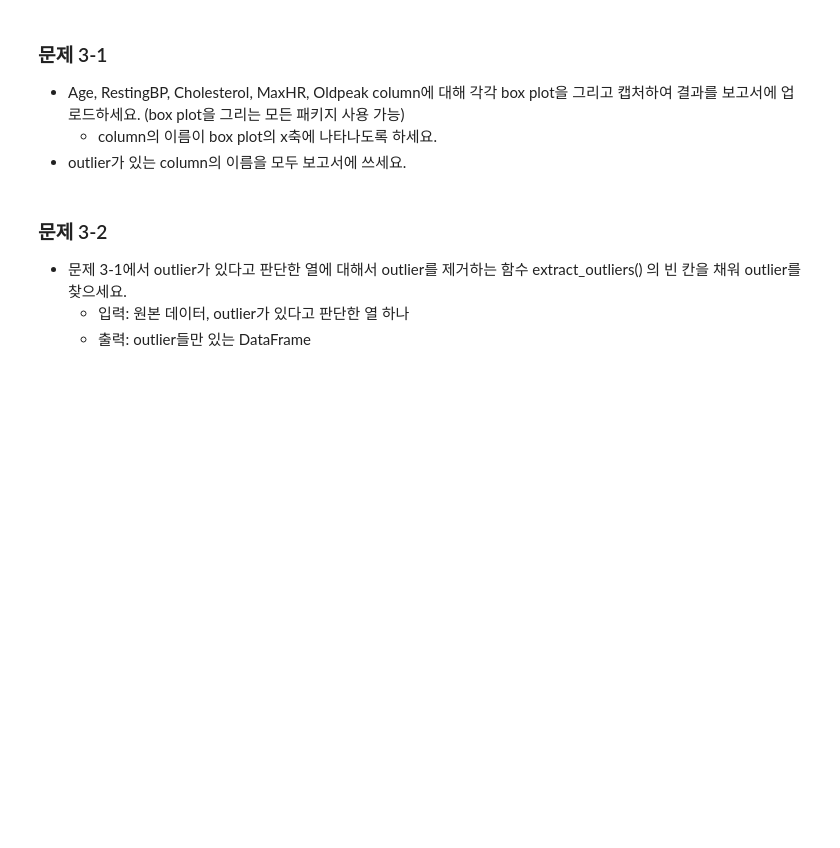
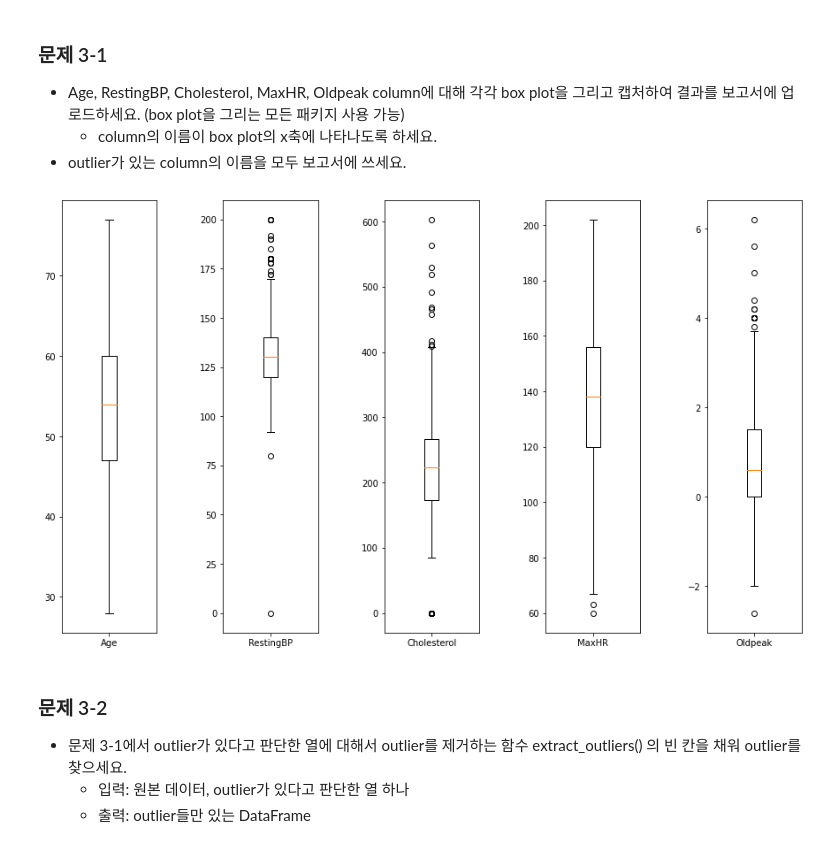
Before and after one commit to K-osA/2022S-ML, a Jupyter notebook: HW1_ipynb의_사본.ipynb, the cells around one changed output. Saved outputs shown, nothing was run; the diff lists cells and outputs as text; code cells hidden in the pictures; blank space fills up the shorter version.

```diff
--- a/HW1_ipynb의_사본.ipynb
+++ b/HW1_ipynb의_사본.ipynb
@@ -38,6 +49,6 @@ import pandas as pd
 # %%
 # './'는 이 노트북 파일의 현재 위치를 뜻 합니다.
-path = './heart.csv'
+path = './MyDrive/heart.csv'
 
 # pandas의 read_csv 함수를 사용하여 csv파일을 DataFrame으로 불러옵니다.
 data = pd.read_csv(path)
@@ -104,9 +208,10 @@ data.duplicated().sum()
 # 코드 시작과 코드 끝 라인을 삭제하지 마세요.
 ################ 코드 시작  #####################
 
-
-                # 코드 작성
-
+print(data[data.duplicated()]) # 중복된 값 확인 (결과에서 272개의 중복된 값이 있는 것까지 확인 가능)
+data = data.drop_duplicates() # 중복된 값 제거
+print(data.shape) # 차원 확인
 
 # data.shape의 결과까지 캡처하여 보고서에 업로드 하세요.
+
 ################ 코드 끝  #####################
@@ -123,3 +244,29 @@ data.duplicated().sum()
+# %%
+## 코드 작성
+
+fig, ax = plt.subplots(1, 5) # 하나의 row, 5개의 columns -> 5개의 플롯을 그릴 곳을 생성.
+
+fig.set_size_inches(15, 9) # figure 사이즈 설정
+plt.subplots_adjust(wspace = 0.7, hspace = 0.7) # 각 subplot간 여백 생성
+
+ax[0].boxplot([data.Age]) # Age에 대한 boxplot 그리기
+ax[0].set_xticklabels(['Age']) # x축에 이름넣기
+
+ax[1].boxplot([data.RestingBP]) # RestingBP에 대한 boxplot 그리기
+ax[1].set_xticklabels(['RestingBP']) # x축에 이름넣기
+
+ax[2].boxplot([data.Cholesterol]) # Cholesterol에 대한 boxplot 그리기
+ax[2].set_xticklabels(['Cholesterol']) # x축에 이름넣기
+
+ax[3].boxplot([data.MaxHR]) # MaxHR에 대한 boxplot 그리기
+ax[3].set_xticklabels(['MaxHR']) # x축에 이름넣기
+
+ax[4].boxplot([data.Oldpeak]) # Oldpeak에 대한 boxplot 그리기
+ax[4].set_xticklabels(['Oldpeak']) # x축에 이름넣기
+
+plt.show() # 만들어진 그래프 표시
+# %% [output]
+[figure, added]
 # %% [markdown]
 ### 문제 3-2
 * 문제 3-1에서 outlier가 있다고 판단한 열에 대해서 outlier를 제거하는 함수 extract_outliers() 의 빈 칸을 채워 outlier를 찾으세요.
```
Also changed, not shown: parts of 41 cells of this notebook.
